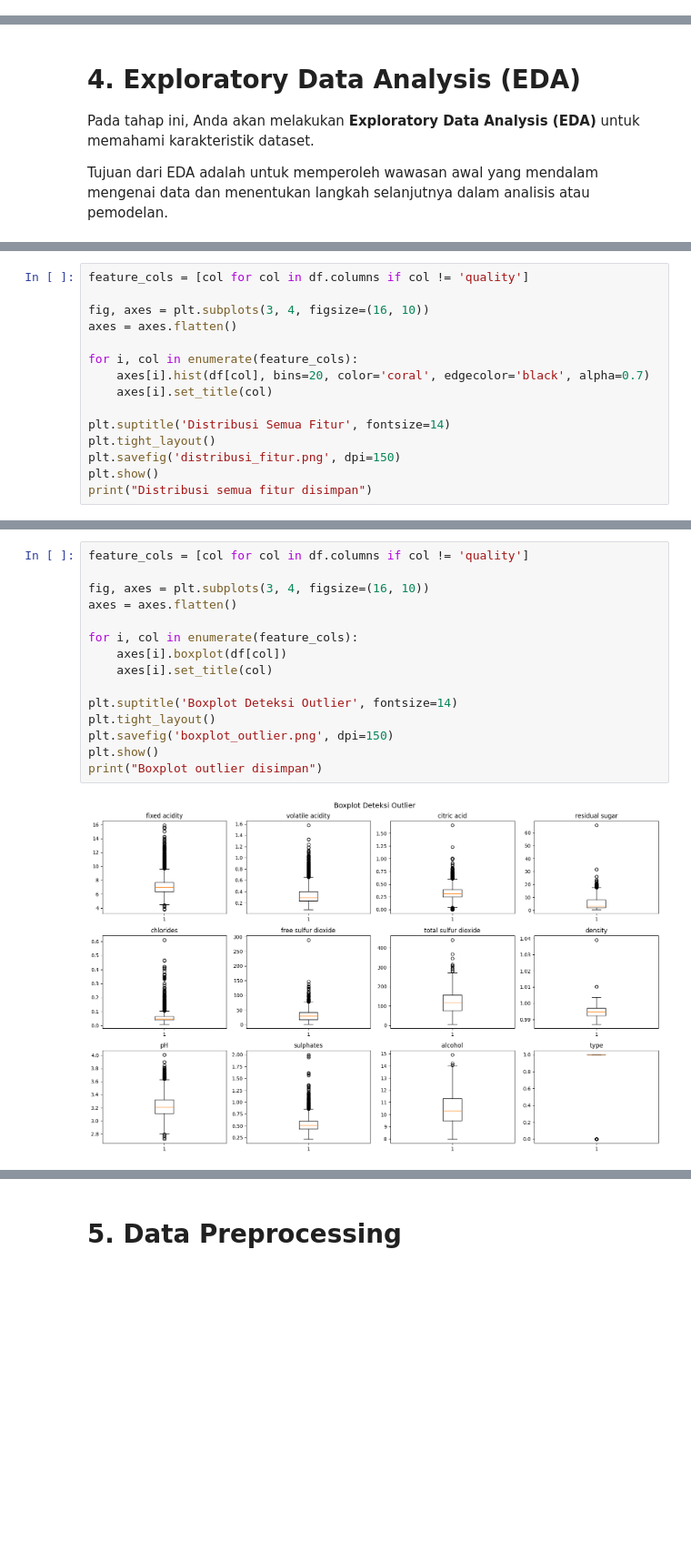
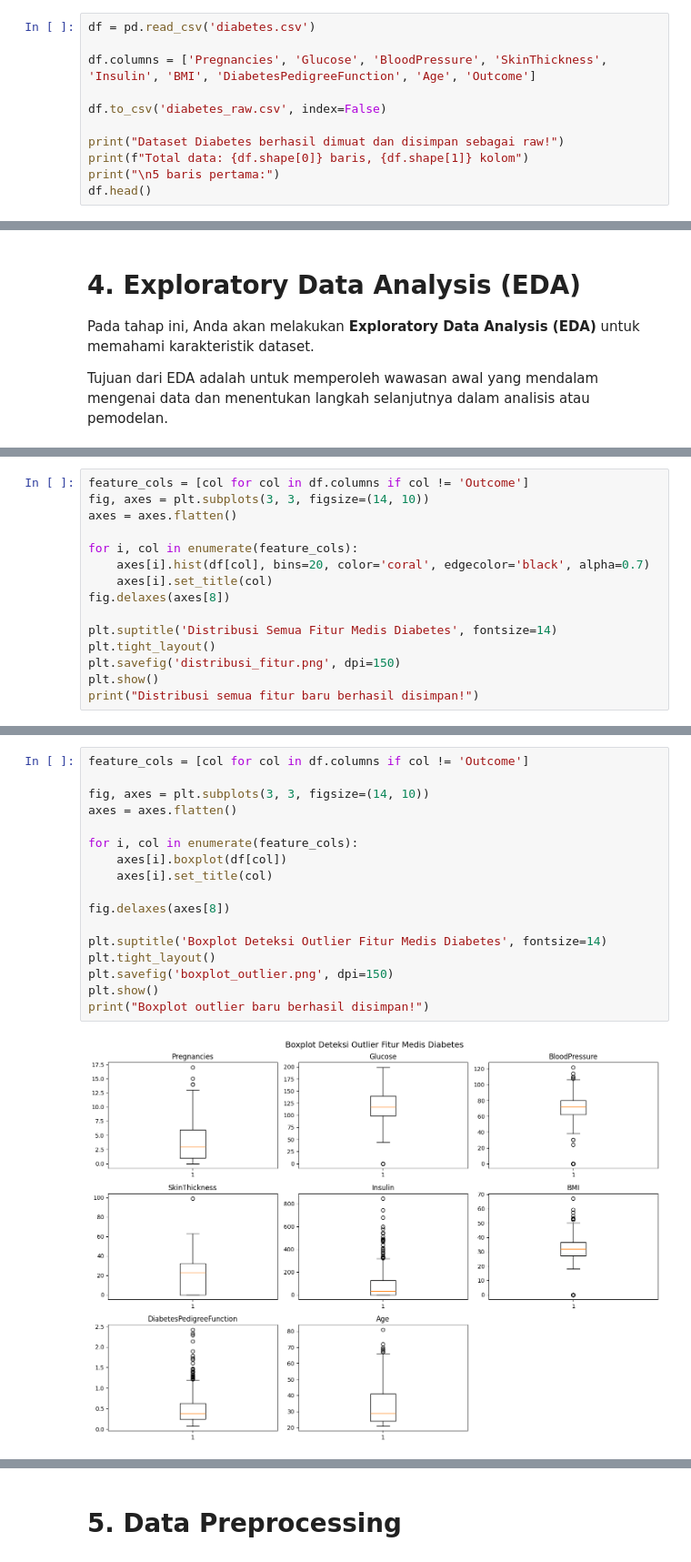
Before and after one commit to Rahmahf074/Eksperimen_SML_RahmaHidayatiFitrah, a Jupyter notebook: preprocessing/Eksperimen_RahmaHidayatiFitrah.ipynb, the cells around one changed output, grey strips where cells are left out. Shown at 91% size. Drawn from its saved outputs; the diff is of its cells as text; blank space fills up the shorter version.

```diff
--- a/preprocessing/Eksperimen_RahmaHidayatiFitrah.ipynb
+++ b/preprocessing/Eksperimen_RahmaHidayatiFitrah.ipynb
@@ -115,0 +80,11 @@ Total gabungan   : 6497 baris, 13 kolom
+# %%
+df = pd.read_csv('diabetes.csv')
+
+df.columns = ['Pregnancies', 'Glucose', 'BloodPressure', 'SkinThickness', 'Insulin', 'BMI', 'DiabetesPedigreeFunction', 'Age', 'Outcome']
+
+df.to_csv('diabetes_raw.csv', index=False)
+
+print("Dataset Diabetes berhasil dimuat dan disimpan sebagai raw!")
+print(f"Total data: {df.shape[0]} baris, {df.shape[1]} kolom")
+print("\n5 baris pertama:")
+df.head()
@@ -217,17 +199,17 @@ print("Heatmap korelasi disimpan")
 Heatmap korelasi disimpan
 # %%
-feature_cols = [col for col in df.columns if col != 'quality']
-
-fig, axes = plt.subplots(3, 4, figsize=(16, 10))
+feature_cols = [col for col in df.columns if col != 'Outcome']
+fig, axes = plt.subplots(3, 3, figsize=(14, 10))
 axes = axes.flatten()
 
 for i, col in enumerate(feature_cols):
     axes[i].hist(df[col], bins=20, color='coral', edgecolor='black', alpha=0.7)
     axes[i].set_title(col)
+fig.delaxes(axes[8])
 
-plt.suptitle('Distribusi Semua Fitur', fontsize=14)
+plt.suptitle('Distribusi Semua Fitur Medis Diabetes', fontsize=14)
 plt.tight_layout()
 plt.savefig('distribusi_fitur.png', dpi=150)
 plt.show()
-print("Distribusi semua fitur disimpan")
+print("Distribusi semua fitur baru berhasil disimpan!")
 # %% [output]
@@ -236,17 +218,19 @@ Distribusi semua fitur disimpan
 # %%
-feature_cols = [col for col in df.columns if col != 'quality']
+feature_cols = [col for col in df.columns if col != 'Outcome']
 
-fig, axes = plt.subplots(3, 4, figsize=(16, 10))
+fig, axes = plt.subplots(3, 3, figsize=(14, 10))
 axes = axes.flatten()
 
 for i, col in enumerate(feature_cols):
     axes[i].boxplot(df[col])
     axes[i].set_title(col)
 
-plt.suptitle('Boxplot Deteksi Outlier', fontsize=14)
+fig.delaxes(axes[8])
+
+plt.suptitle('Boxplot Deteksi Outlier Fitur Medis Diabetes', fontsize=14)
 plt.tight_layout()
 plt.savefig('boxplot_outlier.png', dpi=150)
 plt.show()
-print("Boxplot outlier disimpan")
+print("Boxplot outlier baru berhasil disimpan!")
 # %% [output]
-[figure, old version]
+[figure, new version]
```
Also changed, not shown: parts of 13 cells of this notebook, 2 other files.
